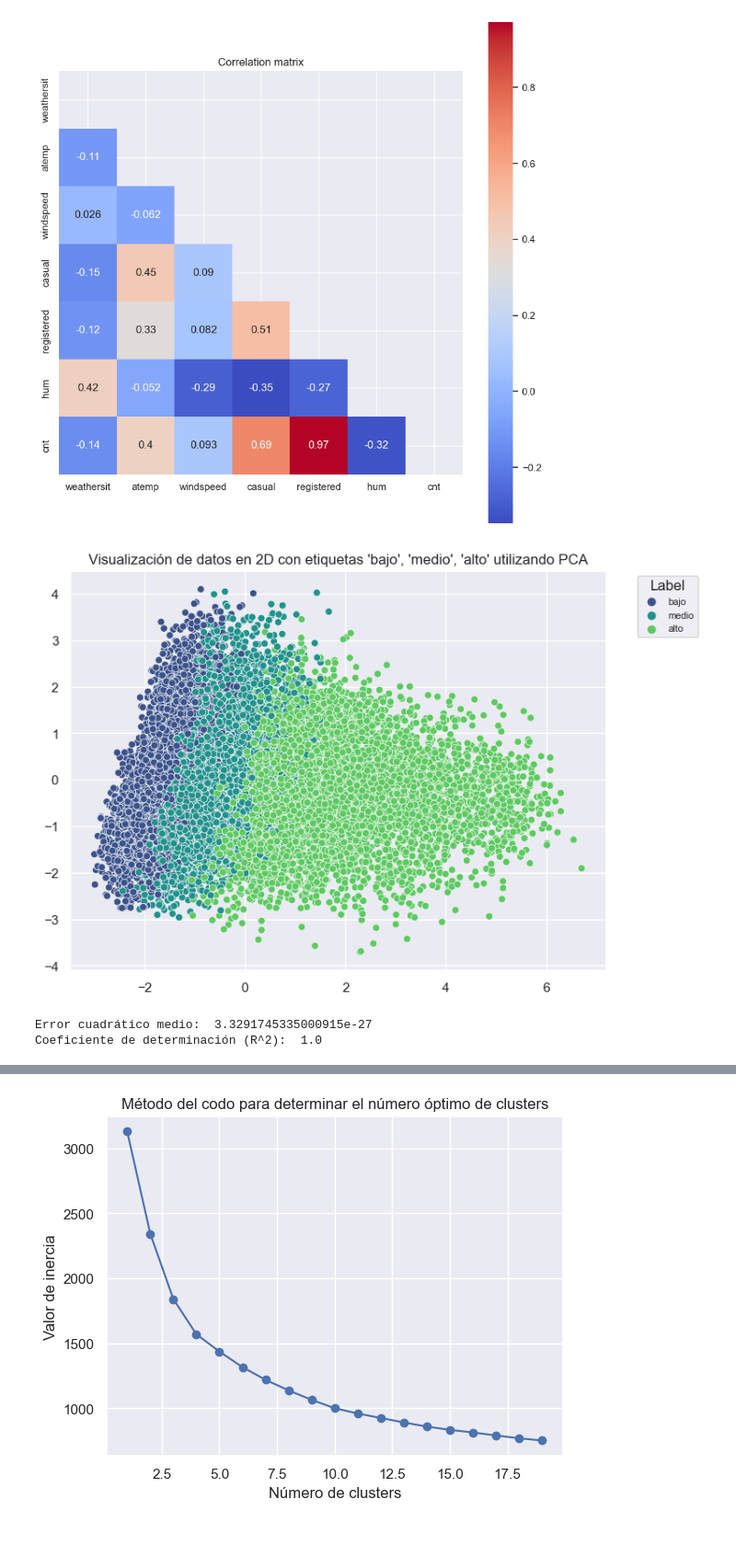
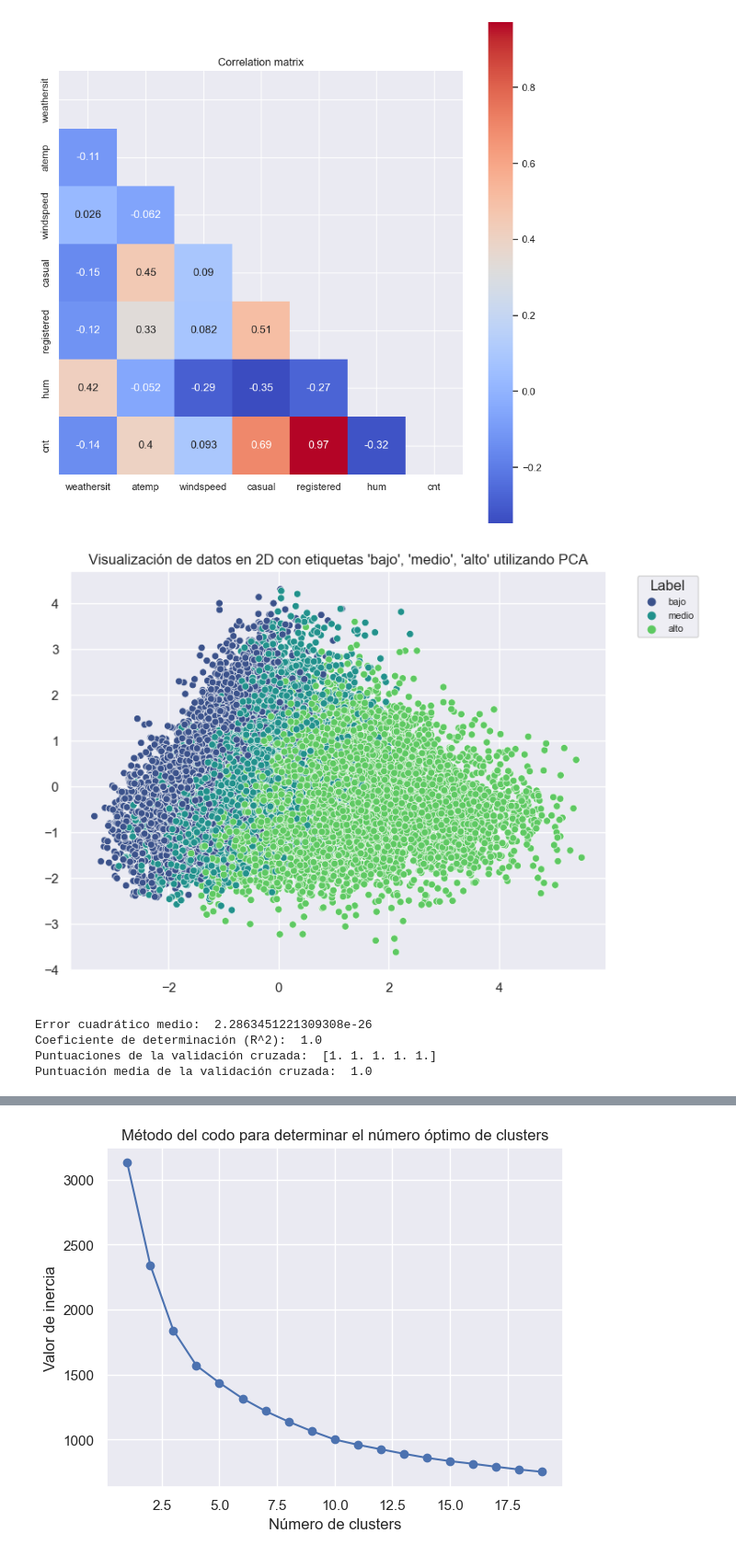
Before and after one commit to alejomaf/bike-sharing-predictor-system, a Jupyter notebook: bike-sharing-predictor-system.ipynb, the cells around one changed output, grey strips where cells are left out. Shown at 92% size. Drawn from its saved outputs; the diff is of its cells as text; code cells hidden in the pictures.

```diff
--- a/bike-sharing-predictor-system.ipynb
+++ b/bike-sharing-predictor-system.ipynb
@@ -92,32 +94,32 @@ plt.show()
 # %%
 # Normalizar los datos
 scaler = StandardScaler()
-normalized_df = scaler.fit_transform(df.drop(columns=["label"])) #group
+normalized_df = scaler.fit_transform(df.drop(columns=["label", "cnt"])) #group
 
 # Aplicar PCA
 pca = PCA(n_components=2)
 pca_result = pca.fit_transform(normalized_df)
 
 # Crear un DataFrame con los resultados del PCA y las etiquetas
 pca_df = pd.DataFrame(data=pca_result, columns=["Principal Component 1", "Principal Component 2"])
 pca_df["label"] = df["label"]
 
 # Visualizar los datos en un gráfico 2D utilizando PCA
 plt.figure(figsize=(8, 6))
 scatter = sns.scatterplot(x=pca_df["Principal Component 1"], y=pca_df["Principal Component 2"], hue=pca_df["label"], palette="viridis", legend="full")
 plt.legend(title="Label", bbox_to_anchor=(1.05, 1), loc='upper left', fontsize=8)
 plt.gca().set_xlabel('')
 plt.gca().set_ylabel('')
 plt.title("Visualización de datos en 2D con etiquetas 'bajo', 'medio', 'alto' utilizando PCA")
 plt.show()
 # %% [output]
-[figure, old version]
+[figure, new version]
 # %%
 # Aprendizaje supervisado
 
 # Definir las variables dependientes e independientes
 y = df["cnt"]
-X = df.drop(["cnt", "label"], axis=1)
+X = normalized_df
 
 # Dividir el conjunto de datos en conjunto de entrenamiento y prueba
 X_train, X_test, y_train, y_test = train_test_split(X, y, test_size=0.2, random_state=42)
@@ -133,8 +135,16 @@ y_pred = lr.predict(X_test)
 mse = mean_squared_error(y_test, y_pred)
 r2 = r2_score(y_test, y_pred)
 
+# Realizar la validación cruzada con k=5
+scores = cross_val_score(lr, X_train, y_train, cv=5)
+
 print("Error cuadrático medio: ", mse)
 print("Coeficiente de determinación (R^2): ", r2)
+# Imprimir las puntuaciones y su media
+print("Puntuaciones de la validación cruzada: ", scores)
+print("Puntuación media de la validación cruzada: ", scores.mean())
 # %% [output]
-Error cuadrático medio:  3.3291745335000915e-27
+Error cuadrático medio:  2.2863451221309308e-26
 Coeficiente de determinación (R^2):  1.0
+Puntuaciones de la validación cruzada:  [1. 1. 1. 1. 1.]
+Puntuación media de la validación cruzada:  1.0
```
Also changed, not shown: parts of 2 cells of this notebook, 6 other files.
